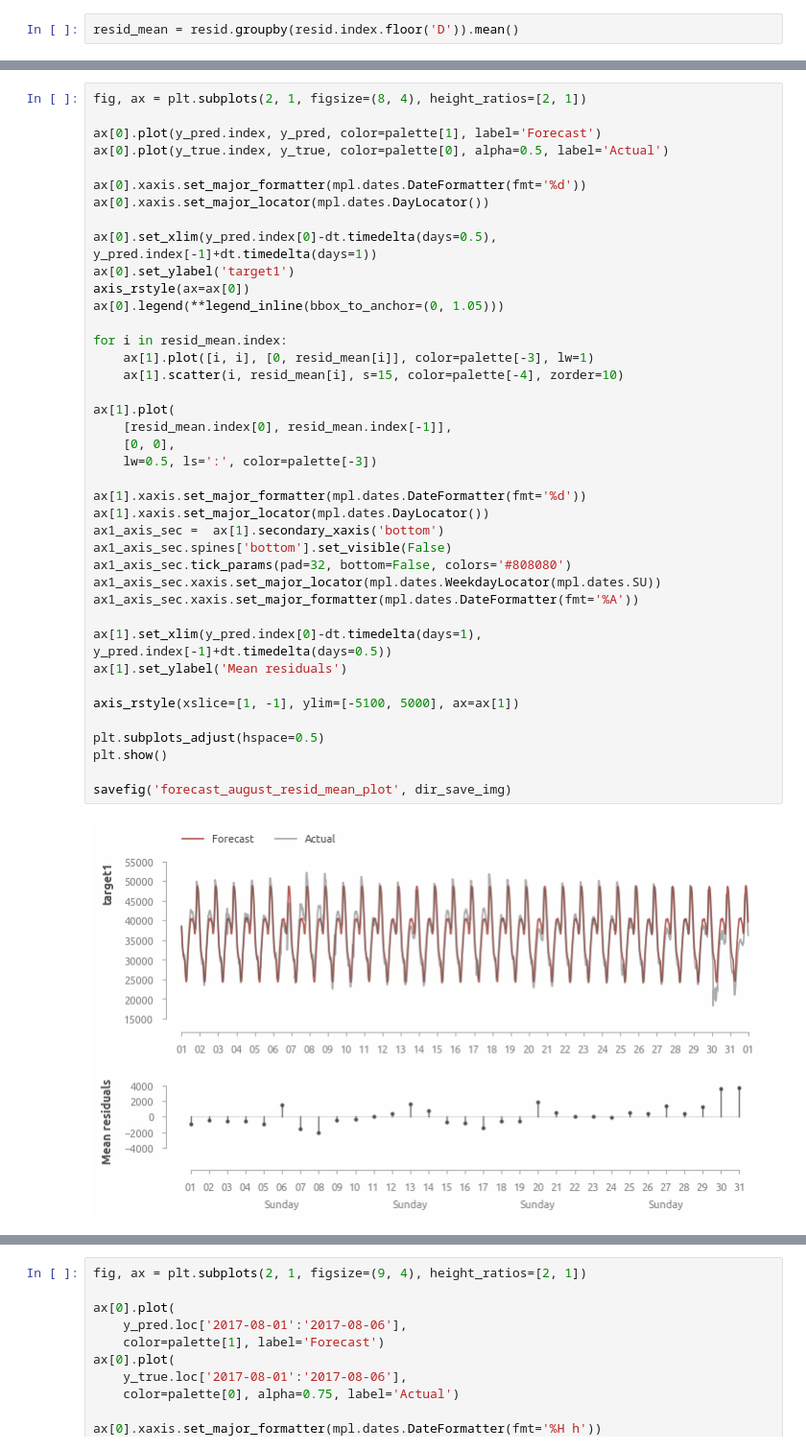
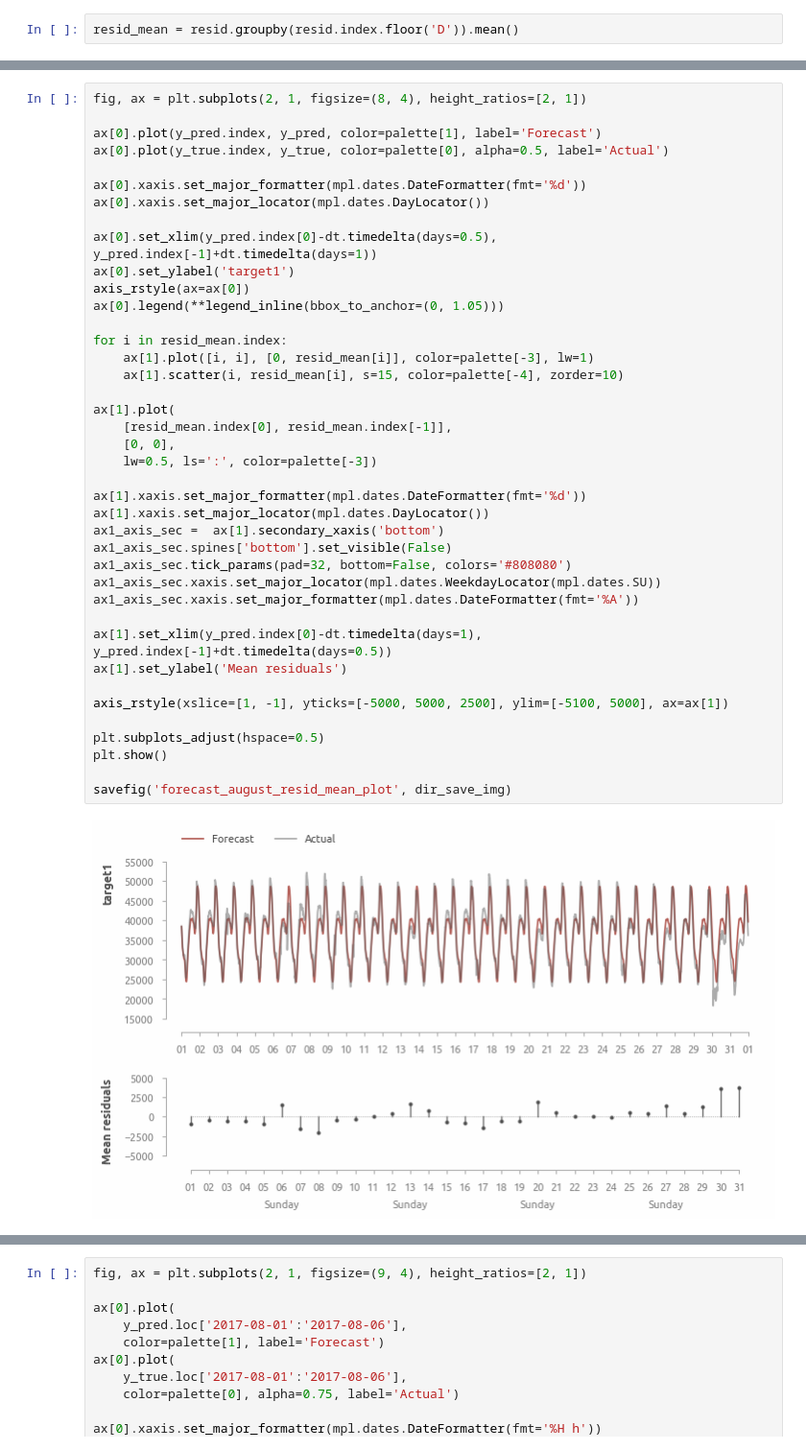
Before and after one commit to a-chasovsky/electric-power-consumption, a Jupyter notebook: 03-arima-month.ipynb, the cells around one changed output, grey strips where cells are left out. Shown at 96% size. Saved outputs shown, nothing was run; the diff lists cells and outputs as text.

```diff
--- a/03-arima-month.ipynb
+++ b/03-arima-month.ipynb
@@ -1337,35 +1337,35 @@ ax[0].set_xlim(y_pred.index[0]-dt.timedelta(days=0.5), y_pred.index[-1]+dt.timed
 ax[0].set_ylabel('target1')
 axis_rstyle(ax=ax[0])
 ax[0].legend(**legend_inline(bbox_to_anchor=(0, 1.05)))
 
 for i in resid_mean.index:
     ax[1].plot([i, i], [0, resid_mean[i]], color=palette[-3], lw=1)
     ax[1].scatter(i, resid_mean[i], s=15, color=palette[-4], zorder=10)
 
 ax[1].plot(
     [resid_mean.index[0], resid_mean.index[-1]],
     [0, 0],
     lw=0.5, ls=':', color=palette[-3])
 
 ax[1].xaxis.set_major_formatter(mpl.dates.DateFormatter(fmt='%d'))
 ax[1].xaxis.set_major_locator(mpl.dates.DayLocator())
 ax1_axis_sec =  ax[1].secondary_xaxis('bottom')
 ax1_axis_sec.spines['bottom'].set_visible(False)
 ax1_axis_sec.tick_params(pad=32, bottom=False, colors='#808080')
 ax1_axis_sec.xaxis.set_major_locator(mpl.dates.WeekdayLocator(mpl.dates.SU))
 ax1_axis_sec.xaxis.set_major_formatter(mpl.dates.DateFormatter(fmt='%A'))
 
 ax[1].set_xlim(y_pred.index[0]-dt.timedelta(days=1), y_pred.index[-1]+dt.timedelta(days=0.5))
 ax[1].set_ylabel('Mean residuals')
 
-axis_rstyle(xslice=[1, -1], ylim=[-5100, 5000], ax=ax[1])
+axis_rstyle(xslice=[1, -1], yticks=[-5000, 5000, 2500], ylim=[-5100, 5000], ax=ax[1])
 
 plt.subplots_adjust(hspace=0.5)
 plt.show()
 
 savefig('forecast_august_resid_mean_plot', dir_save_img)
 # %% [output]
-[figure, old version]
+[figure, new version]
 Images 'forecast_august_resid_mean_plot.png' and 'forecast_august_resid_mean_plot.svg' successfully saved into 'docs/img/' directory
 # %%
 fig, ax = plt.subplots(2, 1, figsize=(9, 4), height_ratios=[2, 1])
```
Also changed, not shown: 3 other files.
